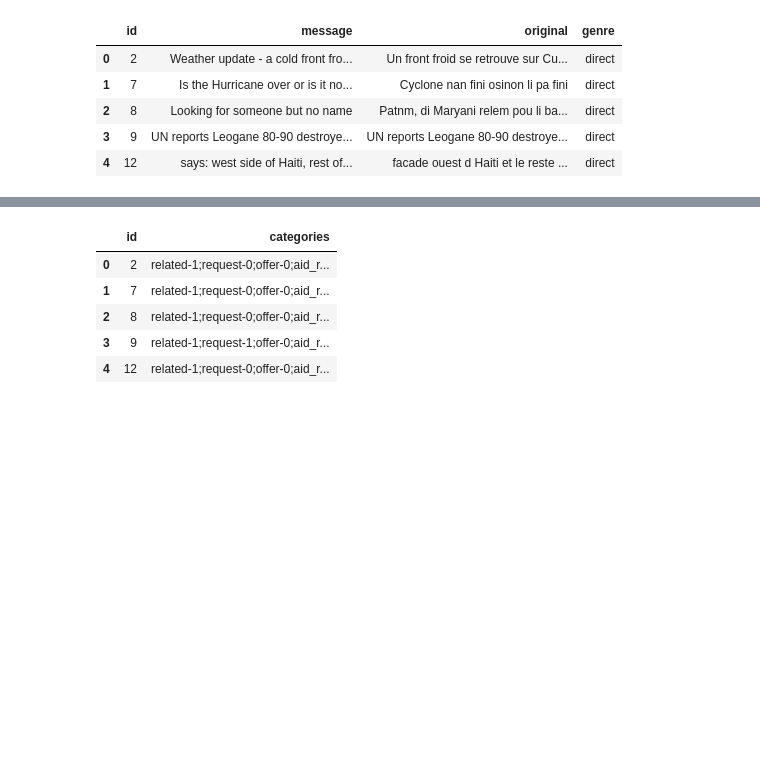
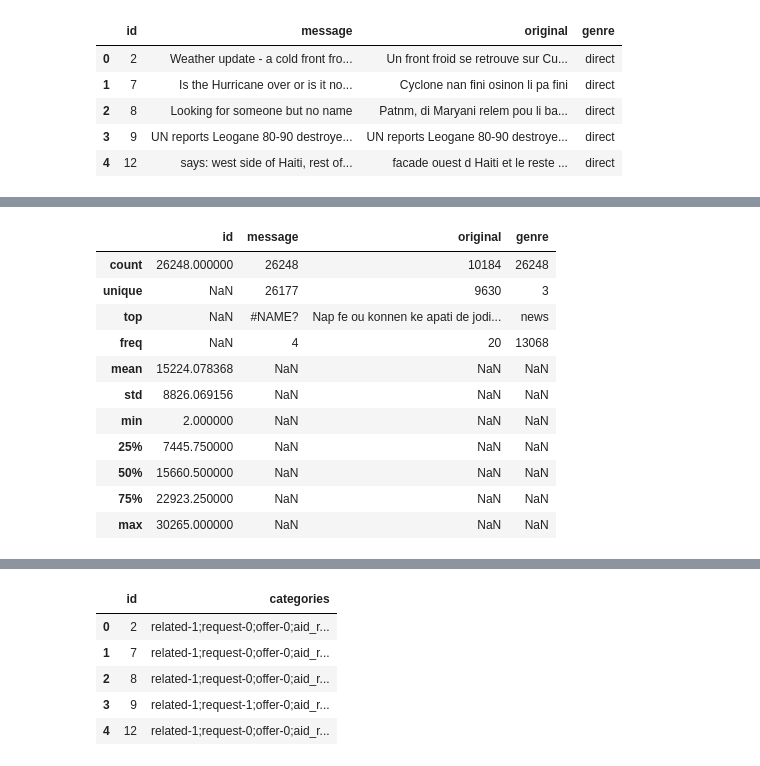
Before and after one commit to deacona/DSND_Term2, a Jupyter notebook: project_files/Disaster_Response_Pipelines/ETL Pipeline Preparation.ipynb, the cells around one changed output, grey strips where cells are left out. Saved outputs shown, nothing was run; the diff lists cells and outputs as text; code cells hidden in the pictures; blank space fills up the shorter version.

```diff
--- a/project_files/Disaster_Response_Pipelines/ETL Pipeline Preparation.ipynb
+++ b/project_files/Disaster_Response_Pipelines/ETL Pipeline Preparation.ipynb
@@ -22,0 +35,15 @@ messages.head()
+# %%
+messages.describe(include="all")
+# %% [output]
+|  | id | message | original | genre |
+| count | 26248.000000 | 26248 | 10184 | 26248 |
+| unique | NaN | 26177 | 9630 | 3 |
+| top | NaN | #NAME? | Nap fe ou konnen ke apati de jodi... | news |
+| freq | NaN | 4 | 20 | 13068 |
+| mean | 15224.078368 | NaN | NaN | NaN |
+| std | 8826.069156 | NaN | NaN | NaN |
+| min | 2.000000 | NaN | NaN | NaN |
+| 25% | 7445.750000 | NaN | NaN | NaN |
+| 50% | 15660.500000 | NaN | NaN | NaN |
+| 75% | 22923.250000 | NaN | NaN | NaN |
+| max | 30265.000000 | NaN | NaN | NaN |
```
Also changed, not shown: parts of 34 cells of this notebook, 1 other file.
